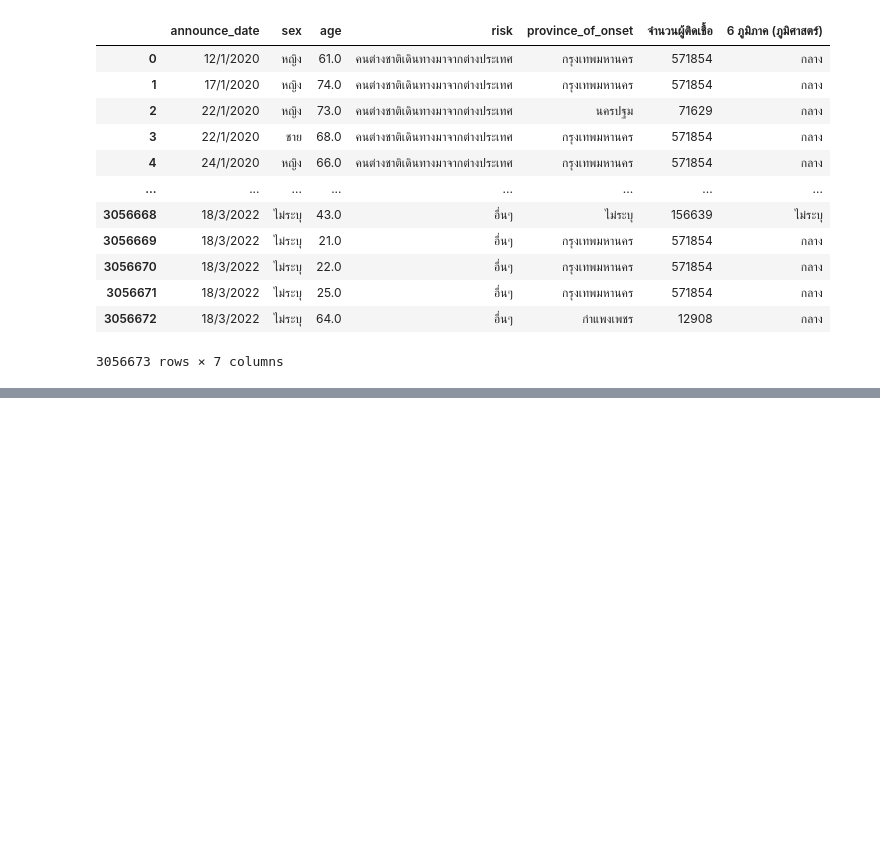
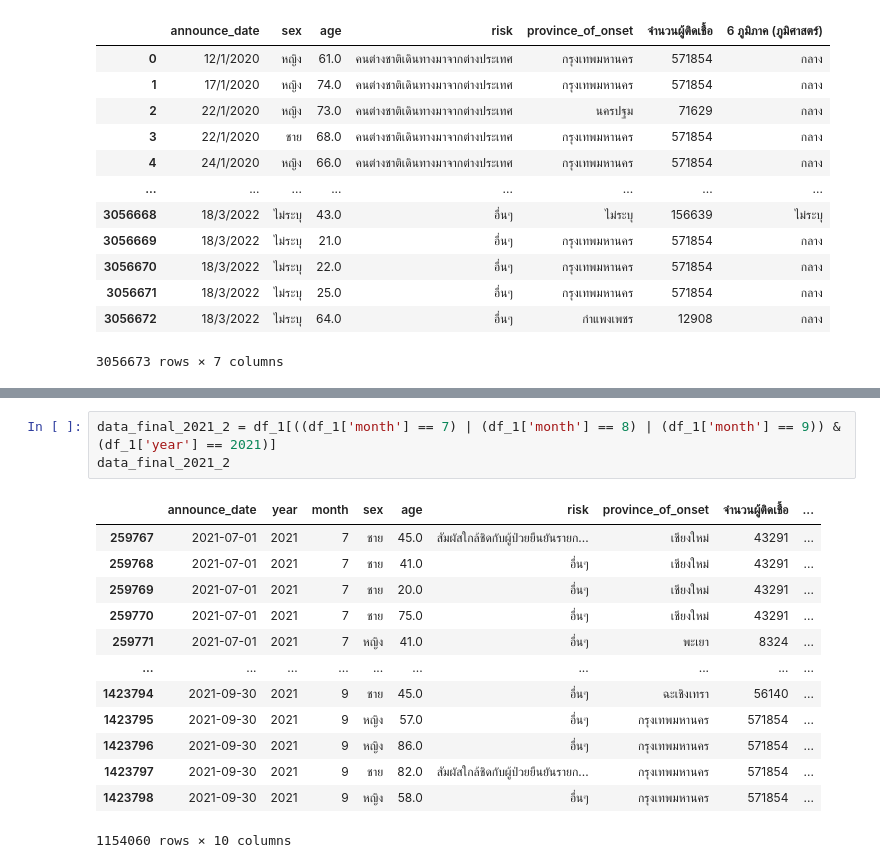
Before and after one commit to Thitichaya2000/data_viz_2022, a Jupyter notebook: Project.ipynb, the cells around one changed output, grey strips where cells are left out. Saved outputs shown, nothing was run; the diff lists cells and outputs as text; blank space fills up the shorter version.

```diff
--- a/Project.ipynb
+++ b/Project.ipynb
@@ -907,0 +1088,17 @@ data_cr_new
+# %%
+data_final_2021_2 = df_1[((df_1['month'] == 7) | (df_1['month'] == 8) | (df_1['month'] == 9)) & (df_1['year'] == 2021)]
+data_final_2021_2
+# %% [output]
+|  | announce_date | year | month | sex | age | risk | province_of_onset | จำนวนผู้ติดเชื้อ | ... |
+| 259767 | 2021-07-01 | 2021 | 7 | ชาย | 45.0 | สัมผัสใกล้ชิดกับผู้ป่วยยืนยันรายก... | เชียงใหม่ | 43291 | ... |
+| 259768 | 2021-07-01 | 2021 | 7 | ชาย | 41.0 | อื่นๆ | เชียงใหม่ | 43291 | ... |
+| 259769 | 2021-07-01 | 2021 | 7 | ชาย | 20.0 | อื่นๆ | เชียงใหม่ | 43291 | ... |
+| 259770 | 2021-07-01 | 2021 | 7 | ชาย | 75.0 | อื่นๆ | เชียงใหม่ | 43291 | ... |
+| 259771 | 2021-07-01 | 2021 | 7 | หญิง | 41.0 | อื่นๆ | พะเยา | 8324 | ... |
+| ... | ... | ... | ... | ... | ... | ... | ... | ... | ... |
+| 1423794 | 2021-09-30 | 2021 | 9 | ชาย | 45.0 | อื่นๆ | ฉะเชิงเทรา | 56140 | ... |
+| 1423795 | 2021-09-30 | 2021 | 9 | หญิง | 57.0 | อื่นๆ | กรุงเทพมหานคร | 571854 | ... |
+| 1423796 | 2021-09-30 | 2021 | 9 | หญิง | 86.0 | อื่นๆ | กรุงเทพมหานคร | 571854 | ... |
+| 1423797 | 2021-09-30 | 2021 | 9 | ชาย | 82.0 | สัมผัสใกล้ชิดกับผู้ป่วยยืนยันรายก... | กรุงเทพมหานคร | 571854 | ... |
+| 1423798 | 2021-09-30 | 2021 | 9 | หญิง | 58.0 | อื่นๆ | กรุงเทพมหานคร | 571854 | ... |
+1154060 rows × 10 columns
```
Also changed, not shown: parts of 35 cells of this notebook.
